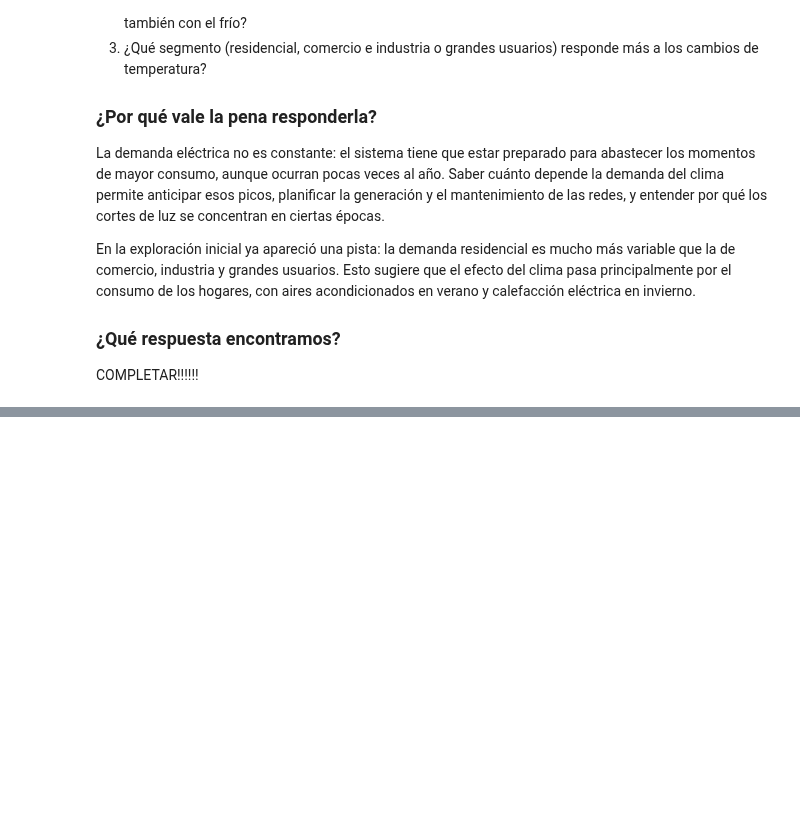
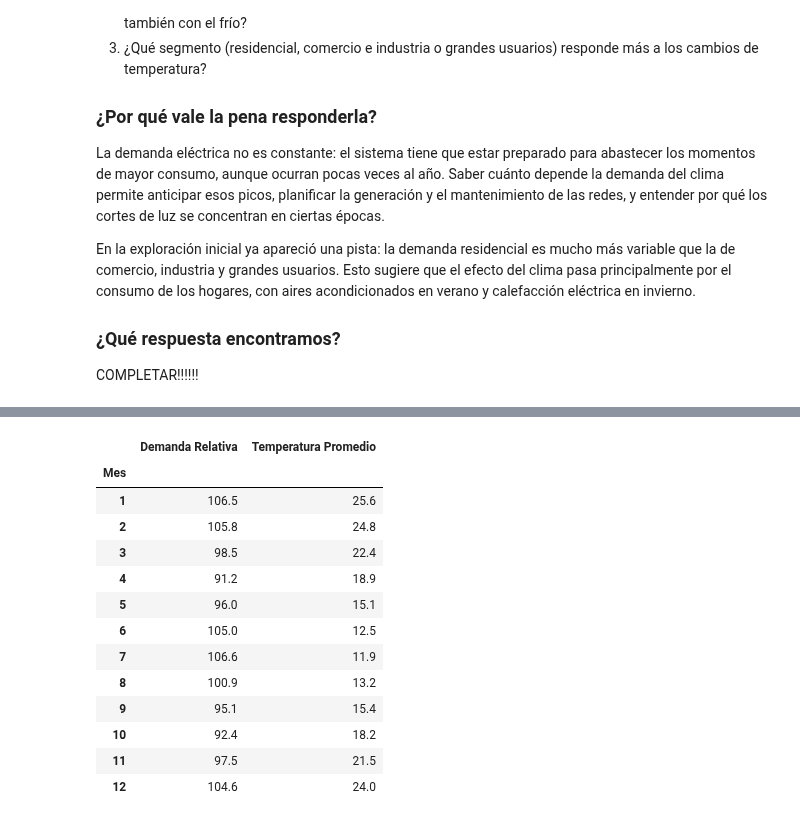
Before and after one commit to RafaelSeri/TP_LABO_MET, a Jupyter notebook: notebooks/Tp_labo.ipynb, the cells around one changed output, grey strips where cells are left out. Saved outputs shown, nothing was run; the diff lists cells and outputs as text; code cells hidden in the pictures; blank space fills up the shorter version.

```diff
--- a/notebooks/Tp_labo.ipynb
+++ b/notebooks/Tp_labo.ipynb
@@ -429,0 +460,11 @@ COMPLETAR!!!!!!
+# %%
+estaciones = {12: 'Verano', 1: 'Verano', 2: 'Verano',
+              3: 'Otoño', 4: 'Otoño', 5: 'Otoño',
+              6: 'Invierno', 7: 'Invierno', 8: 'Invierno',
+              9: 'Primavera', 10: 'Primavera', 11: 'Primavera'}
+
+df_base_mensual['Estación'] = df_base_mensual['Mes'].map(estaciones)
+#.map() busca cada mes en el diccionario y le asigna su estación.
+
+# Verificación: cantidad de meses por estación
+df_base_mensual['Estación'].value_counts()
@@ -429,0 +524,18 @@ COMPLETAR!!!!!!
+# %%
+por_mes = df_base_mensual.groupby('Mes')[['Demanda Relativa', 'Temperatura Promedio']].mean().round(1)
+por_mes
+# %% [output]
+|  | Demanda Relativa | Temperatura Promedio |
+| Mes |  |  |
+| 1 | 106.5 | 25.6 |
+| 2 | 105.8 | 24.8 |
+| 3 | 98.5 | 22.4 |
+| 4 | 91.2 | 18.9 |
+| 5 | 96.0 | 15.1 |
+| 6 | 105.0 | 12.5 |
+| 7 | 106.6 | 11.9 |
+| 8 | 100.9 | 13.2 |
+| 9 | 95.1 | 15.4 |
+| 10 | 92.4 | 18.2 |
+| 11 | 97.5 | 21.5 |
+| 12 | 104.6 | 24.0 |
```
Also changed, not shown: parts of 19 cells of this notebook.
